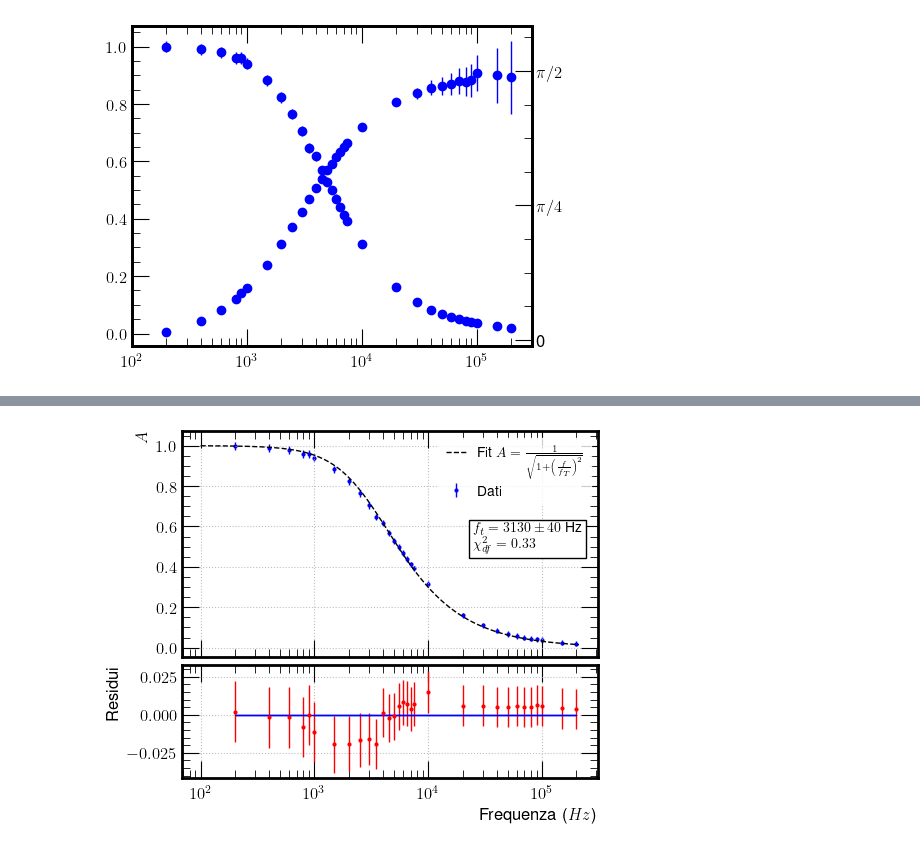
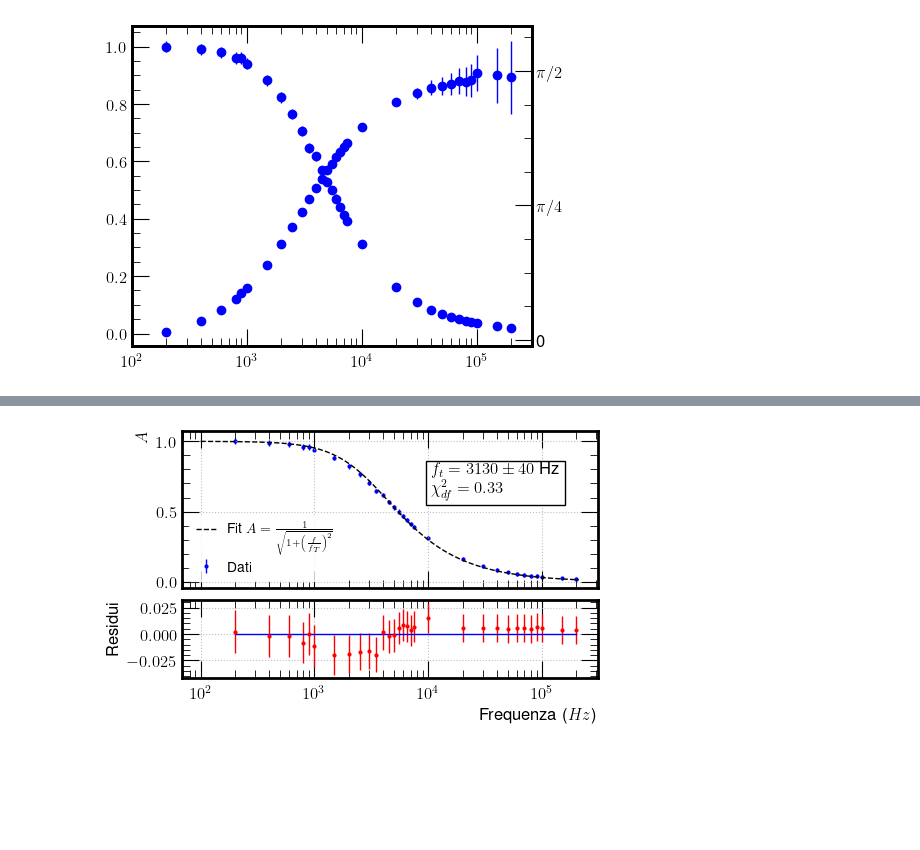
Before and after one commit to Fra005Ve/G09---SF2-, a Jupyter notebook: RC in frequenza/RCfrequenza.ipynb, the cells around one changed output, grey strips where cells are left out. Saved outputs shown, nothing was run; the diff lists cells and outputs as text; code cells hidden in the pictures; blank space fills up the shorter version.

```diff
--- a/RC in frequenza/RCfrequenza.ipynb
+++ b/RC in frequenza/RCfrequenza.ipynb
@@ -441,11 +441,11 @@ frequenze.append(*valtr)
 sfrequenze.append(np.sqrt(covtr[0,0]))
 
 # Plot the first fit to define t0
-fig, ax = plt.subplots(2, 1, figsize=(5, 4),sharex=True, constrained_layout = True, height_ratios=[2, 1])
+fig, ax = plt.subplots(2, 1, figsize=(5, 3),sharex=True, constrained_layout = True, height_ratios=[2, 1])
 
 ax[0].errorbar(f, Tf, yerr=sTf , label='Dati' , fmt='o', ms = 2, zorder = -1)
 ax[0].plot(x_fit, fit_nl_Tf(x_fit, *valtr), label=r'Fit $A = \frac{1}{\sqrt{1 + \left(\frac{f}{f_T}\right)^2}}$', linestyle='--', color='black')
-ax[0].legend(loc='upper right')
+ax[0].legend(loc='lower left')
 ax[0].set_ylabel(r'$A$')
 
 textstr = '\n'.join((
@@ -454,7 +454,7 @@ textstr = '\n'.join((
 
 # Posizionamento del box nell'angolo in alto a sinistra
 props = dict(boxstyle='square', facecolor='white', alpha=1)
-ax[0].text(0.7, 0.6, textstr, transform=ax[0].transAxes, fontsize=10,
+ax[0].text(0.6, 0.8, textstr, transform=ax[0].transAxes, fontsize=12,
            verticalalignment='top', bbox=props)
 ax[0].grid(True)
 
@@ -481,4 +481,4 @@ plt.savefig('Ampiezza non lineare.png',
-[figure, old version]
+[figure, new version]
 # %%
 # Fit della fase non lineare
 valphi, covphi = curve_fit(fit_nl_phi, f, phi, p0=[3106], method='lm' ,sigma=sphi, absolute_sigma=True)
```
Also changed, not shown: parts of 11 cells of this notebook, 8 other files.
